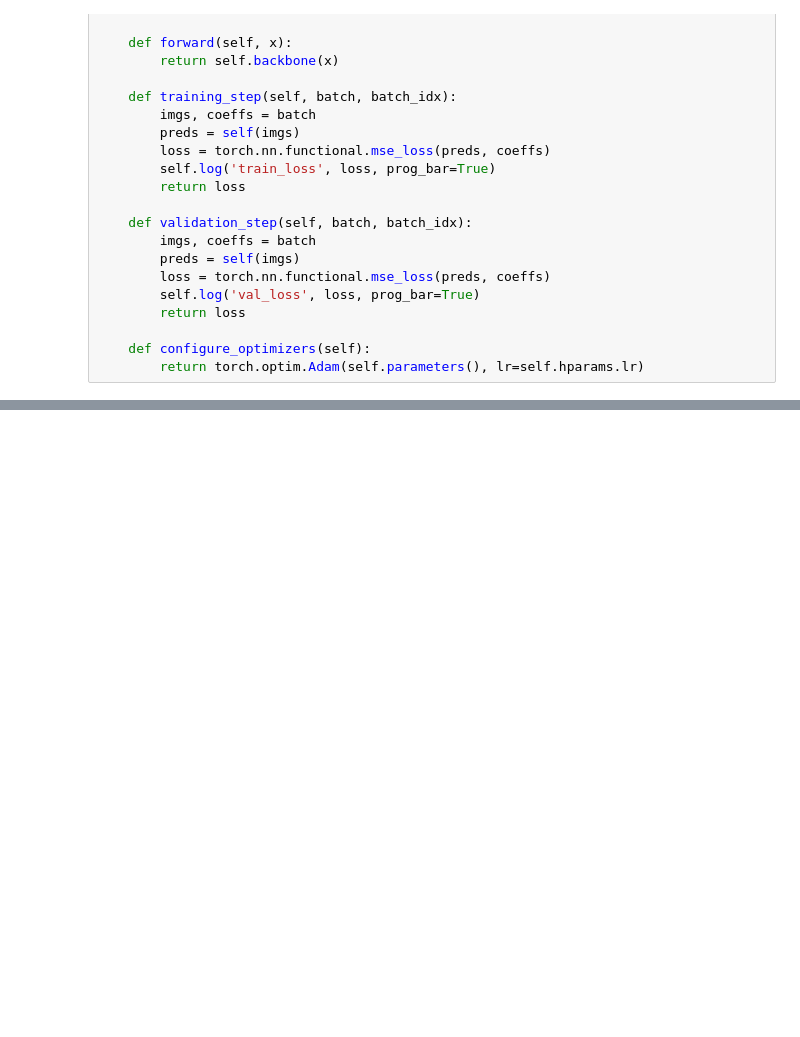
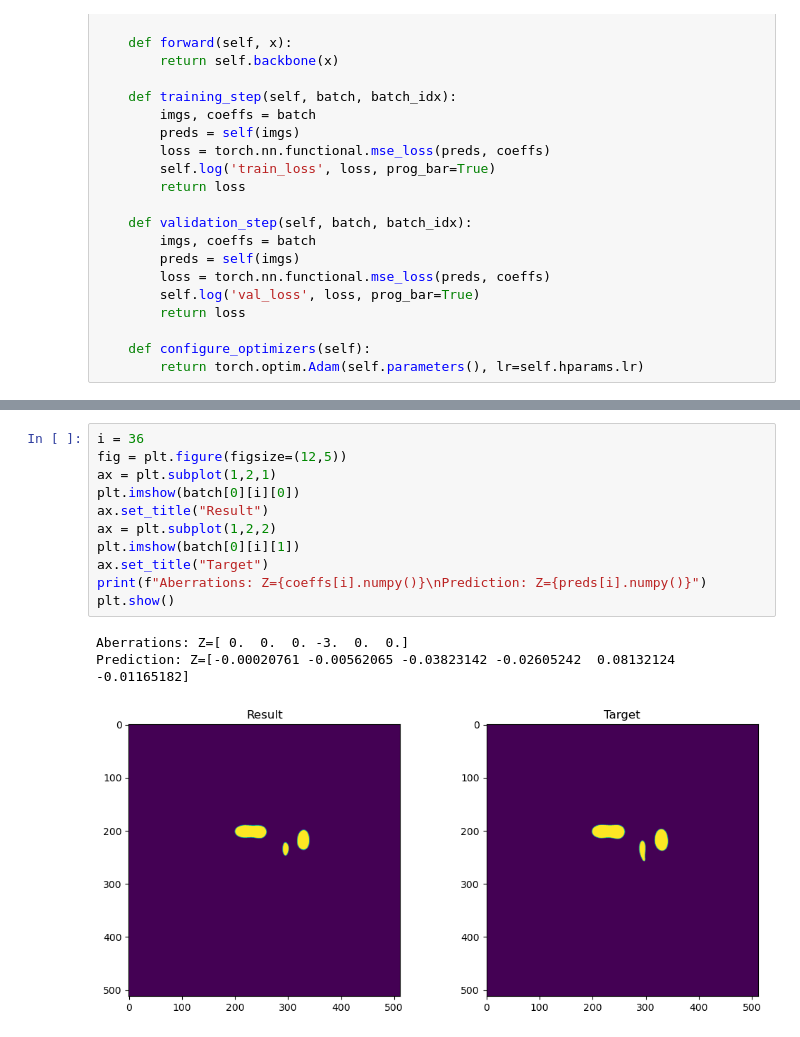
Before and after one commit to kakurinvv/Lithography-with-aberrations, a Jupyter notebook: model/notebook686e7edd6f.ipynb, the cells around one changed output, grey strips where cells are left out. Cells and saved outputs as stored; diff of their text form; blank space fills up the shorter version.

```diff
--- a/model/notebook686e7edd6f.ipynb
+++ b/model/notebook686e7edd6f.ipynb
@@ -232,0 +280,15 @@ torch.save(model.state_dict(), 'final_model.pt')
+# %%
+i = 36
+fig = plt.figure(figsize=(12,5))
+ax = plt.subplot(1,2,1)
+plt.imshow(batch[0][i][0])
+ax.set_title("Result")
+ax = plt.subplot(1,2,2)
+plt.imshow(batch[0][i][1])
+ax.set_title("Target")
+print(f"Aberrations: Z={coeffs[i].numpy()}\nPrediction: Z={preds[i].numpy()}")
+plt.show()
+# %% [output]
+Aberrations: Z=[ 0.  0.  0. -3.  0.  0.]
+Prediction: Z=[-0.00020761 -0.00562065 -0.03823142 -0.02605242  0.08132124 -0.01165182]
+[figure, added]
```
Also changed, not shown: parts of 11 cells of this notebook, 7 other files.
